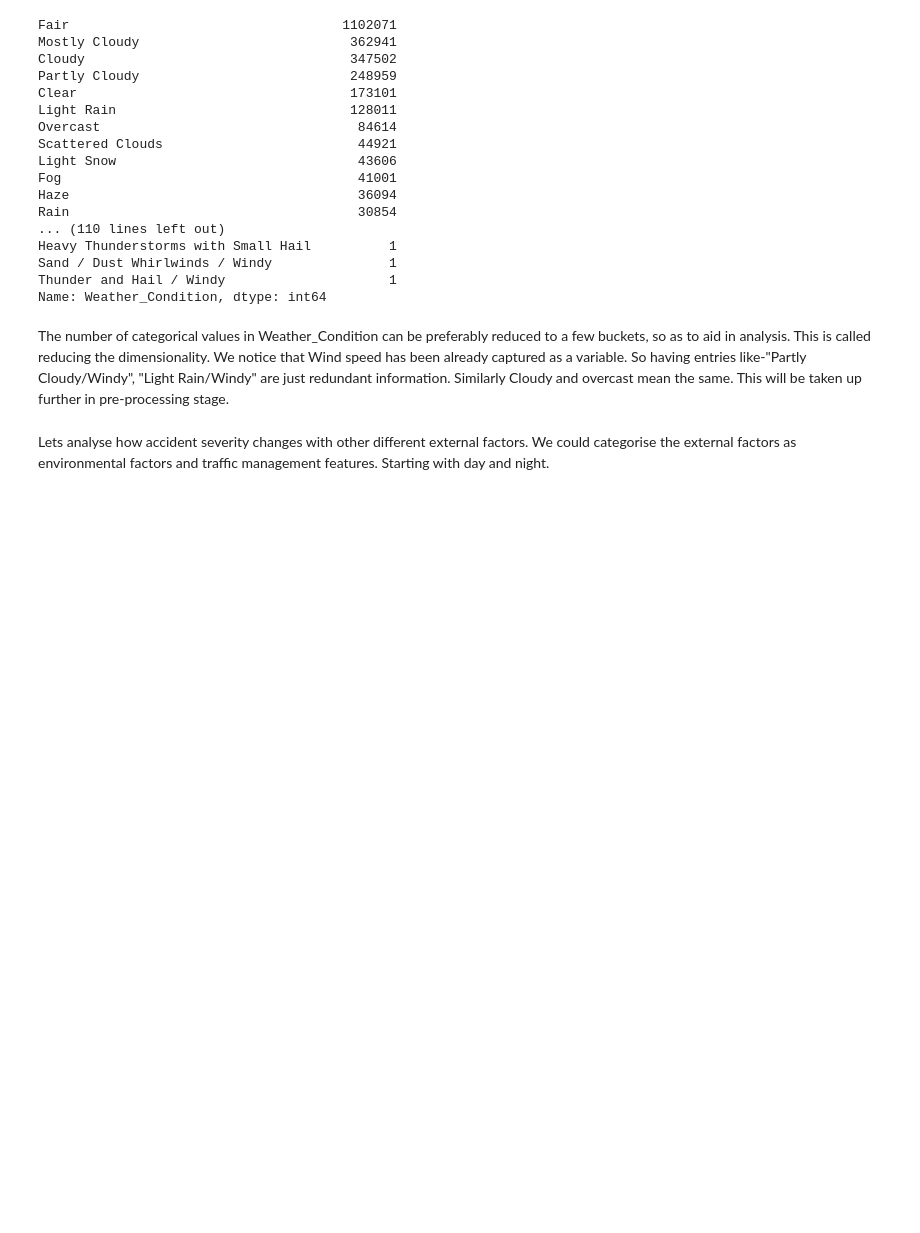
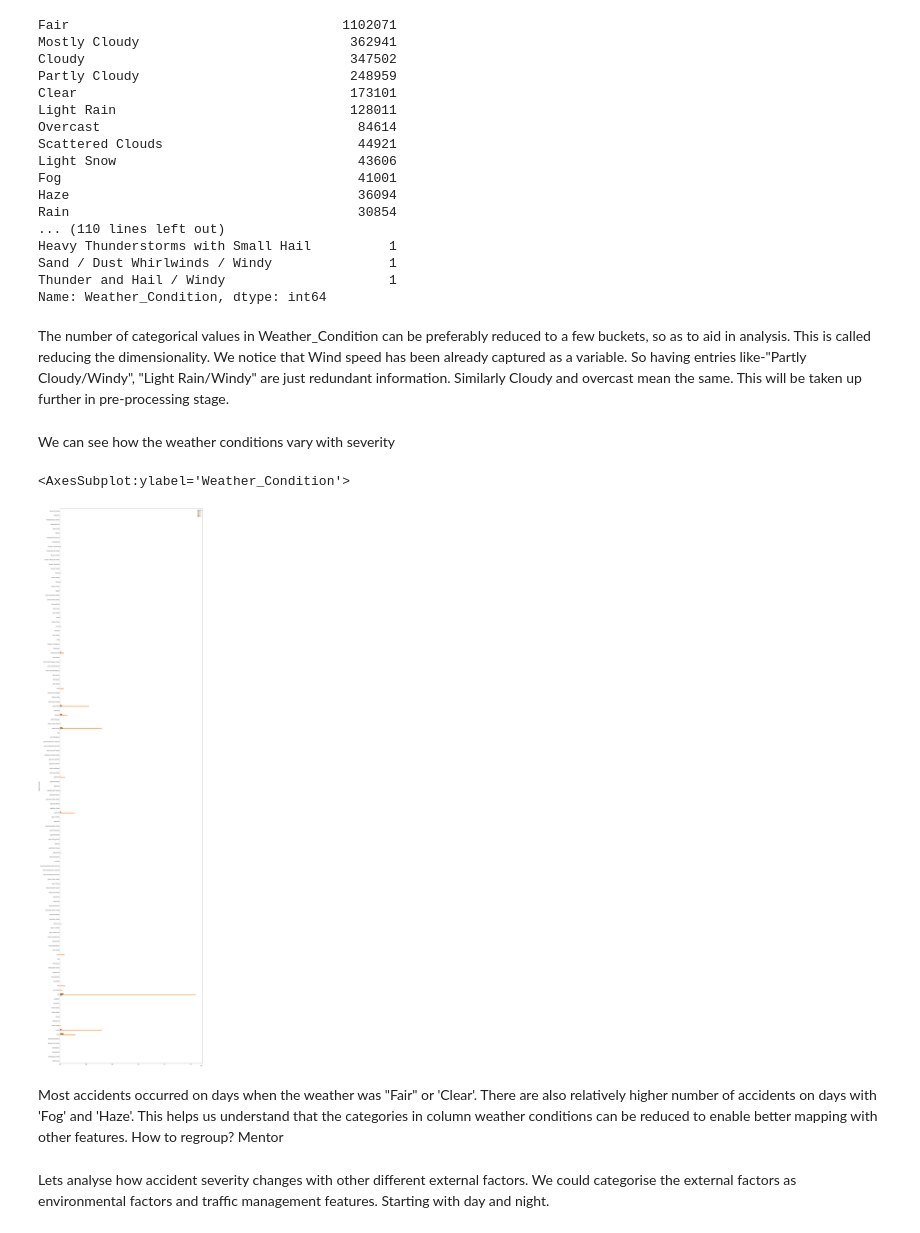
Before and after one commit to decode19/Springboard, a Jupyter notebook: Exploratory Data Analysis- Capstone two.ipynb, the cells around one changed output. Cells and saved outputs as stored; diff of their text form; code cells hidden in the pictures; blank space fills up the shorter version.

```diff
--- a/Exploratory Data Analysis- Capstone two.ipynb
+++ b/Exploratory Data Analysis- Capstone two.ipynb
@@ -238,3 +321,14 @@ Thunder and Hail / Windy                     1
 Name: Weather_Condition, dtype: int64
 # %% [markdown]
 The number of categorical values in Weather_Condition can be preferably reduced to a few buckets, so as to aid in analysis. This is called reducing the dimensionality. We notice that Wind speed has been already captured as a variable. So having entries like-"Partly Cloudy/Windy", "Light Rain/Windy" are just redundant information. Similarly Cloudy and overcast mean the same. This will be taken up further in pre-processing stage.
+# %% [markdown]
+We can see how the weather conditions vary with severity
+# %%
+weather_con=df[['Weather_Condition','Severity']]
+# %%
+weather_con.pivot_table(index='Weather_Condition', columns='Severity', aggfunc='size').plot.barh(figsize=(25,100))
+# %% [output]
+<AxesSubplot:ylabel='Weather_Condition'>
+[figure, added]
+# %% [markdown]
+Most accidents occurred on days when the weather was "Fair" or 'Clear'. There are also relatively higher number of accidents on days with 'Fog' and 'Haze'. This helps us understand that the categories in column weather conditions can be reduced to enable better mapping with other features. How to regroup? Mentor
```
Also changed, not shown: parts of 15 cells of this notebook.
